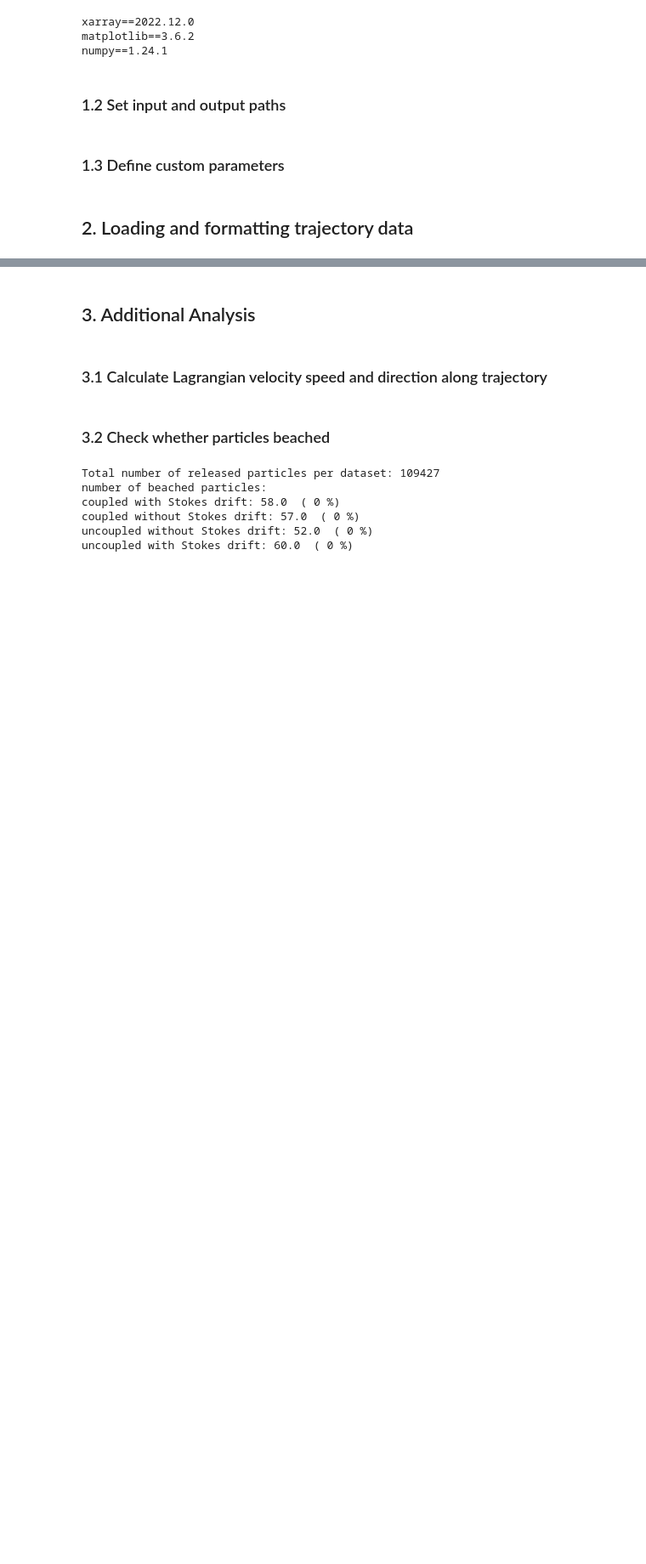
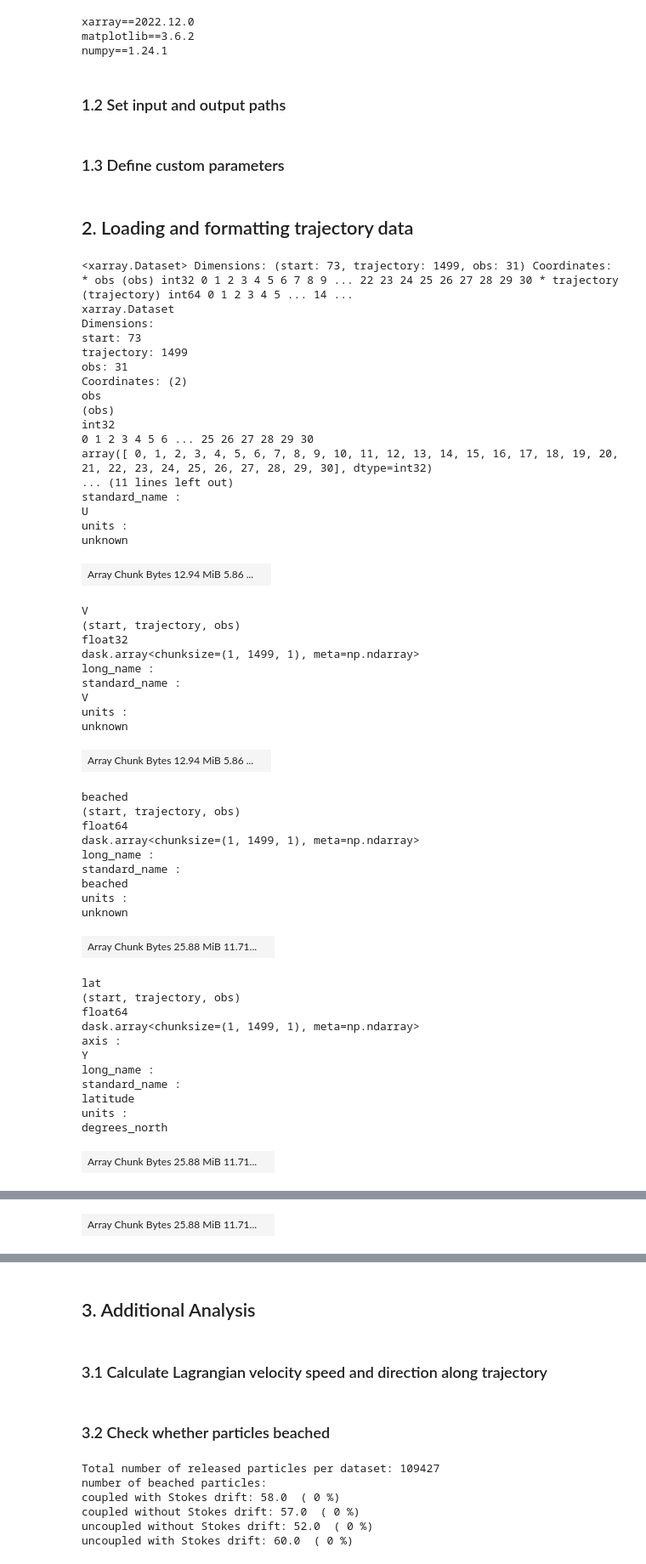
Before and after one commit to sruehs/RuehsEtAl2024_ImpactWavesSurfaceDispersal, a Jupyter notebook: Eval-TrajIonianSea_Plot-Fig6Fig7.ipynb, the cells around one changed output, grey strips where cells are left out. Shown: that part at 85% size. Saved outputs shown, nothing was run; the diff lists cells and outputs as text; code cells hidden in the pictures; blank space fills up the shorter version.

```diff
--- a/Eval-TrajIonianSea_Plot-Fig6Fig7.ipynb
+++ b/Eval-TrajIonianSea_Plot-Fig6Fig7.ipynb
@@ -106,3 +117,56 @@ else:
 # Grid
 
 grid = xr.open_dataset(gridpath + 'mesh_mask.nc', drop_variables=("x", "y"))
+# %%
+traj_csd
+# %% [output]
+<xarray.Dataset> Dimensions: (start: 73, trajectory: 1499, obs: 31) Coordinates: * obs (obs) int32 0 1 2 3 4 5 6 7 8 9 ... 22 23 24 25 26 27 28 29 30 * trajectory (trajectory) int64 0 1 2 3 4 5 ... 14 ...
+xarray.Dataset
+Dimensions:
+start: 73
+trajectory: 1499
+obs: 31
+Coordinates: (2)
+obs
+(obs)
+int32
+0 1 2 3 4 5 6 ... 25 26 27 28 29 30
+array([ 0, 1, 2, 3, 4, 5, 6, 7, 8, 9, 10, 11, 12, 13, 14, 15, 16, 17, 18, 19, 20, 21, 22, 23, 24, 25, 26, 27, 28, 29, 30], dtype=int32)
+... (11 lines left out)
+standard_name :
+U
+units :
+unknown
+| Array Chunk Bytes 12.94 MiB 5.86 ... |  |
+V
+(start, trajectory, obs)
+float32
+dask.array<chunksize=(1, 1499, 1), meta=np.ndarray>
+long_name :
+standard_name :
+V
+units :
+unknown
+| Array Chunk Bytes 12.94 MiB 5.86 ... |  |
+beached
+(start, trajectory, obs)
+float64
+dask.array<chunksize=(1, 1499, 1), meta=np.ndarray>
+long_name :
+standard_name :
+beached
+units :
+unknown
+| Array Chunk Bytes 25.88 MiB 11.71... |  |
+lat
+(start, trajectory, obs)
+float64
+dask.array<chunksize=(1, 1499, 1), meta=np.ndarray>
+axis :
+Y
+long_name :
+standard_name :
+latitude
+units :
+degrees_north
+| Array Chunk Bytes 25.88 MiB 11.71... |  |
@@ -108,0 +184 @@ grid = xr.open_dataset(gridpath + 'mesh_mask.nc', drop_variables=("x", "y"))
+| Array Chunk Bytes 25.88 MiB 11.71... |  |
```
Also changed, not shown: parts of 18 cells of this notebook.
